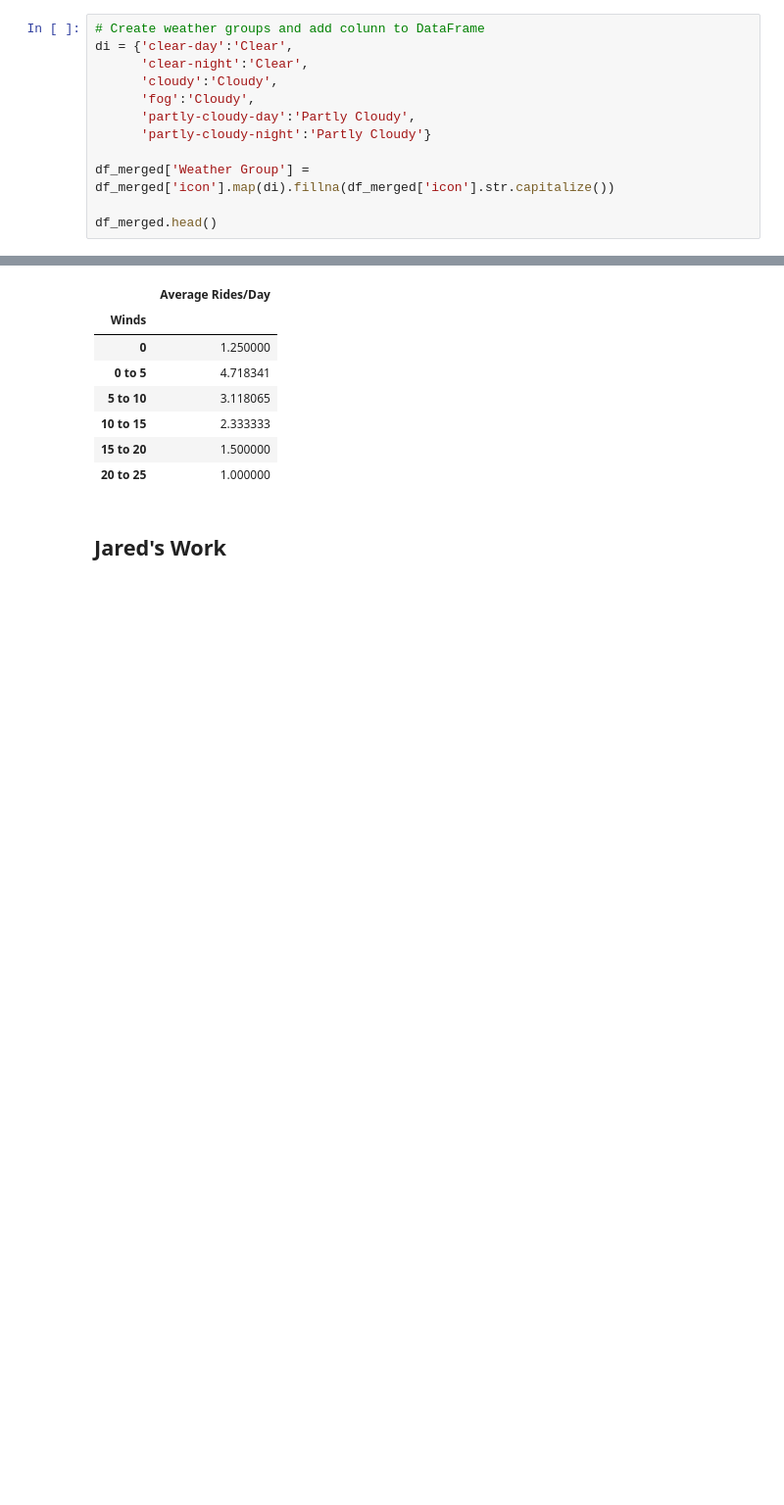
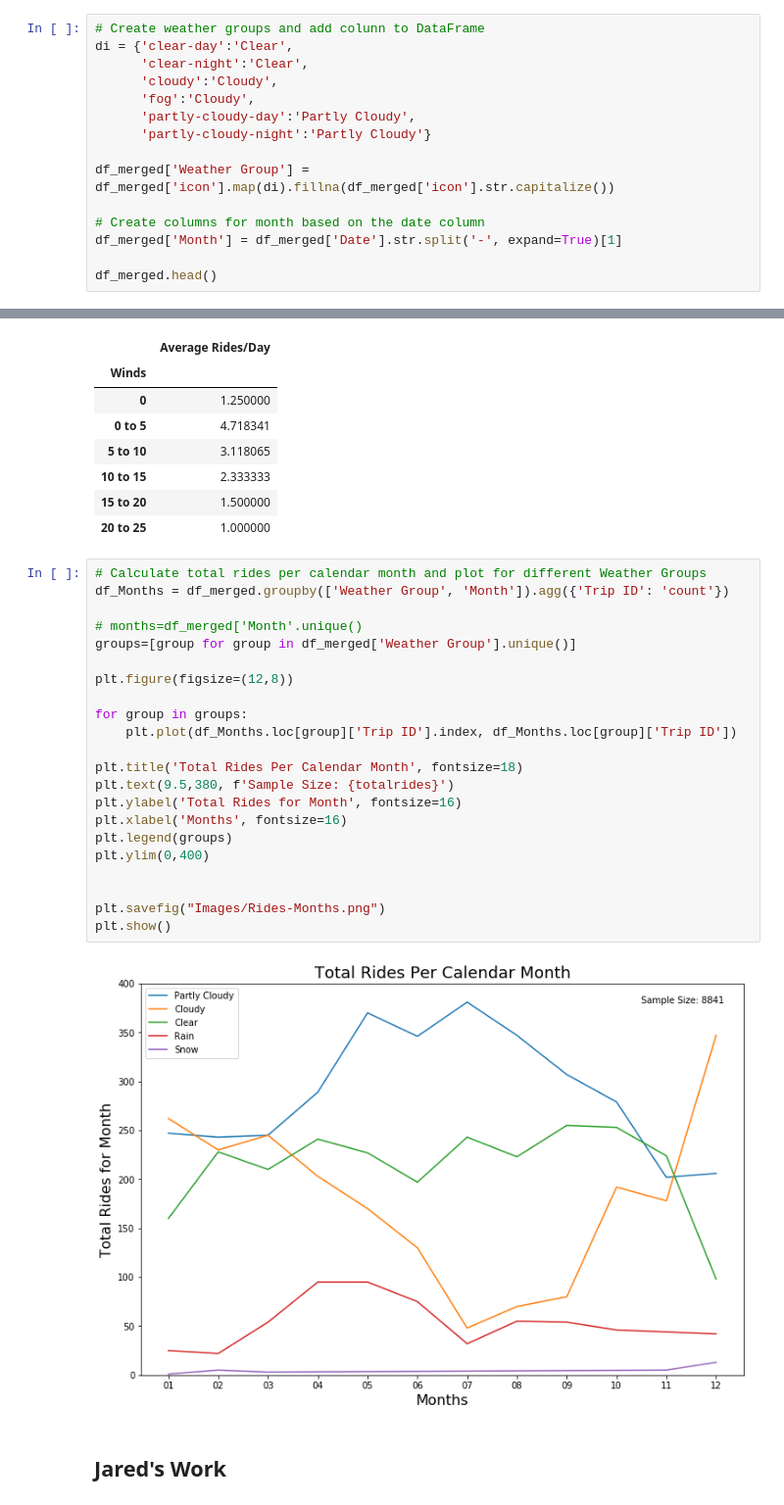
Before and after one commit to peterjorphan/07-project_one, a Jupyter notebook: Data Analysis.ipynb, the cells around one changed output, grey strips where cells are left out. Shown at 98% size. Drawn from its saved outputs; the diff is of its cells as text; blank space fills up the shorter version.

Commit message:
added plot of rides per calendar month

```diff
--- a/Data Analysis.ipynb
+++ b/Data Analysis.ipynb
@@ -94,6 +94,9 @@ di = {'clear-day':'Clear',
 
 df_merged['Weather Group'] = df_merged['icon'].map(di).fillna(df_merged['icon'].str.capitalize())
 
+# Create columns for month based on the date column
+df_merged['Month'] = df_merged['Date'].str.split('-', expand=True)[1]
+
 df_merged.head()
 # %% [output]
 |  | Trip ID | time | summary | precipIntensity | precipProbability | temperature | apparentTemperature | ... |
@@ -277,5 +280,29 @@ df_WindRides
 | 10 to 15 | 2.333333 |
 | 15 to 20 | 1.500000 |
 | 20 to 25 | 1.000000 |
+# %%
+# Calculate total rides per calendar month and plot for different Weather Groups
+df_Months = df_merged.groupby(['Weather Group', 'Month']).agg({'Trip ID': 'count'})
+
+# months=df_merged['Month'.unique()
+groups=[group for group in df_merged['Weather Group'].unique()]
+
+plt.figure(figsize=(12,8))
+
+for group in groups:
+    plt.plot(df_Months.loc[group]['Trip ID'].index, df_Months.loc[group]['Trip ID'])
+
+plt.title('Total Rides Per Calendar Month', fontsize=18)
+plt.text(9.5,380, f'Sample Size: {totalrides}')
+plt.ylabel('Total Rides for Month', fontsize=16)
+plt.xlabel('Months', fontsize=16)
+plt.legend(groups)
+plt.ylim(0,400)
+
+
+plt.savefig("Images/Rides-Months.png")
+plt.show()
+# %% [output]
+[figure, added]
 # %% [markdown]
 ## Jared's Work
```
Also changed, not shown: parts of 1 cell of this notebook, 1 other file.
